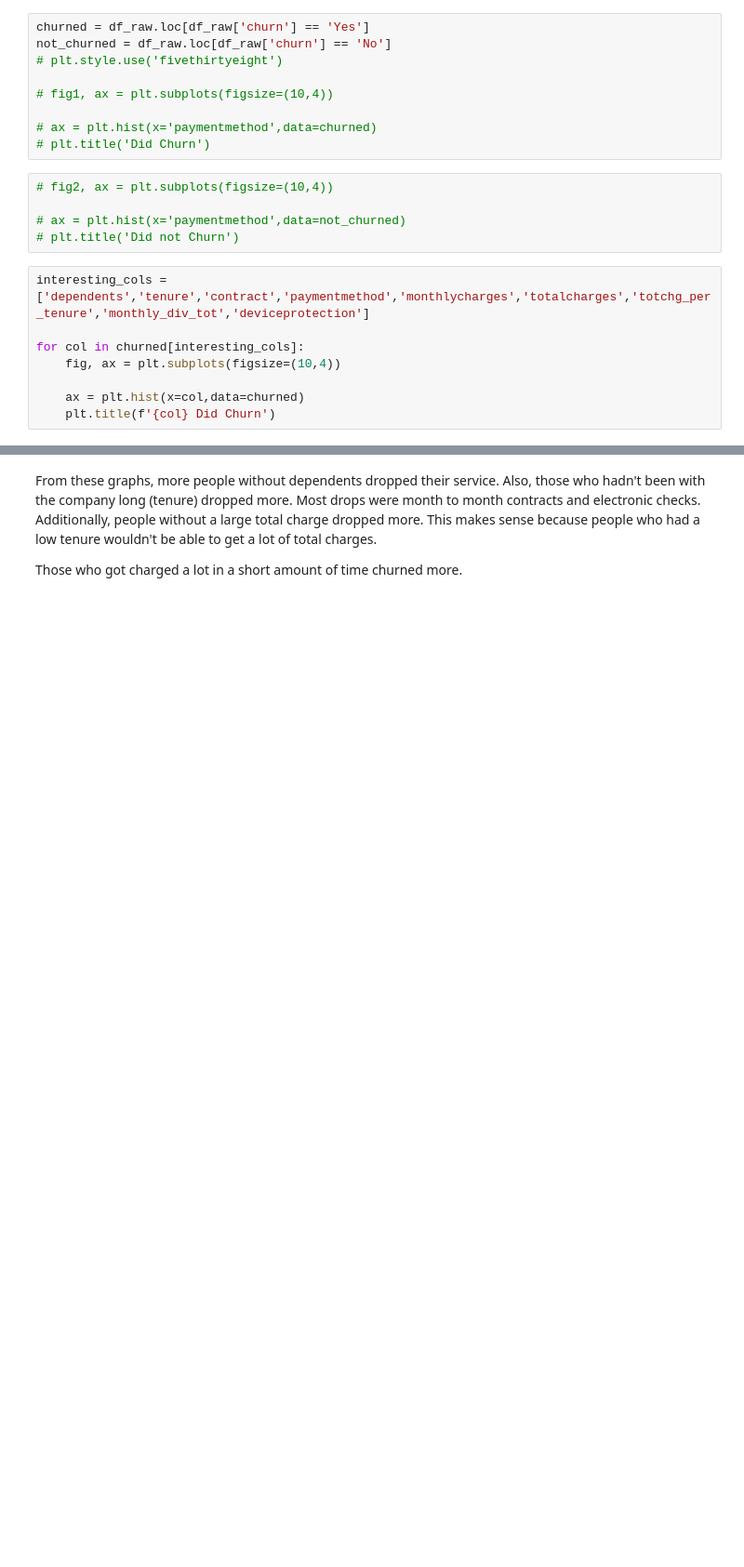
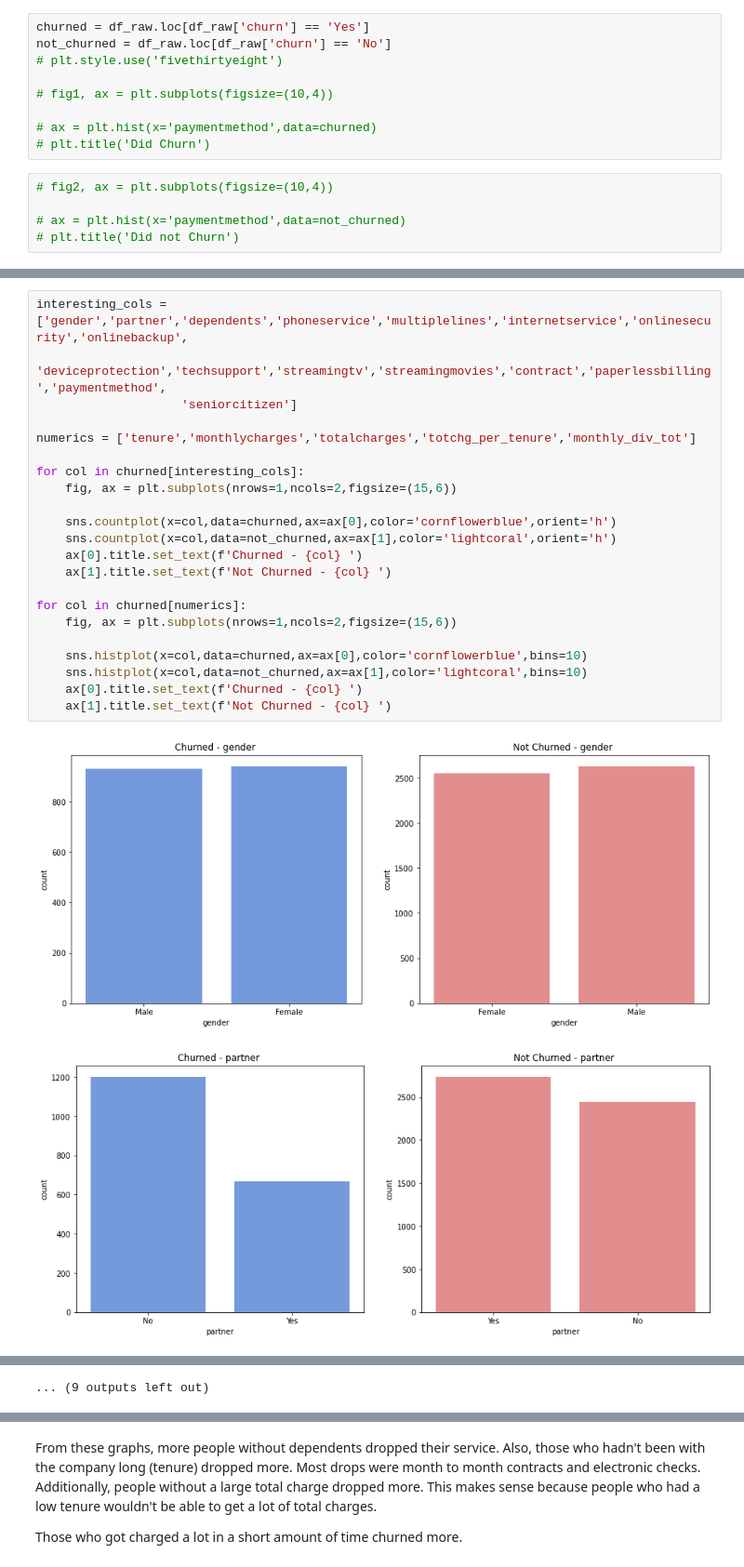
Before and after one commit to GriffinRiner/bsc-phase-three-project, a Jupyter notebook: notebooks/exploratory/Warren/EDA.ipynb, the cells around one changed output, grey strips where cells are left out. Shown at 93% size. Drawn from its saved outputs; the diff is of its cells as text; blank space fills up the shorter version.

Commit message:
histograms

```diff
--- a/notebooks/exploratory/Warren/EDA.ipynb
+++ b/notebooks/exploratory/Warren/EDA.ipynb
@@ -147,11 +147,3 @@ not_churned = df_raw.loc[df_raw['churn'] == 'No']
 
 # ax = plt.hist(x='paymentmethod',data=not_churned)
 # plt.title('Did not Churn')
-# %%
-interesting_cols = ['dependents','tenure','contract','paymentmethod','monthlycharges','totalcharges','totchg_per_tenure','monthly_div_tot','deviceprotection']
-
-for col in churned[interesting_cols]:
-    fig, ax = plt.subplots(figsize=(10,4))
-
-    ax = plt.hist(x=col,data=churned)
-    plt.title(f'{col} Did Churn')
@@ -167,0 +150,25 @@ for col in churned[interesting_cols]:
+# %%
+interesting_cols = ['gender','partner','dependents','phoneservice','multiplelines','internetservice','onlinesecurity','onlinebackup',
+              'deviceprotection','techsupport','streamingtv','streamingmovies','contract','paperlessbilling','paymentmethod',
+                    'seniorcitizen']
+
+numerics = ['tenure','monthlycharges','totalcharges','totchg_per_tenure','monthly_div_tot']
+
+for col in churned[interesting_cols]:
+    fig, ax = plt.subplots(nrows=1,ncols=2,figsize=(15,6))
+
+    sns.countplot(x=col,data=churned,ax=ax[0],color='cornflowerblue',orient='h')
+    sns.countplot(x=col,data=not_churned,ax=ax[1],color='lightcoral',orient='h')
+    ax[0].title.set_text(f'Churned - {col} ')
+    ax[1].title.set_text(f'Not Churned - {col} ')
+
+for col in churned[numerics]:
+    fig, ax = plt.subplots(nrows=1,ncols=2,figsize=(15,6))
+
+    sns.histplot(x=col,data=churned,ax=ax[0],color='cornflowerblue',bins=10)
+    sns.histplot(x=col,data=not_churned,ax=ax[1],color='lightcoral',bins=10)
+    ax[0].title.set_text(f'Churned - {col} ')
+    ax[1].title.set_text(f'Not Churned - {col} ')
+# %% [output]
+[figure, added]
+[figure, added]
@@ -167,0 +185 @@ for col in churned[interesting_cols]:
+... (9 outputs left out)
```
Also changed, not shown: parts of 4 cells of this notebook, 1 other file.
